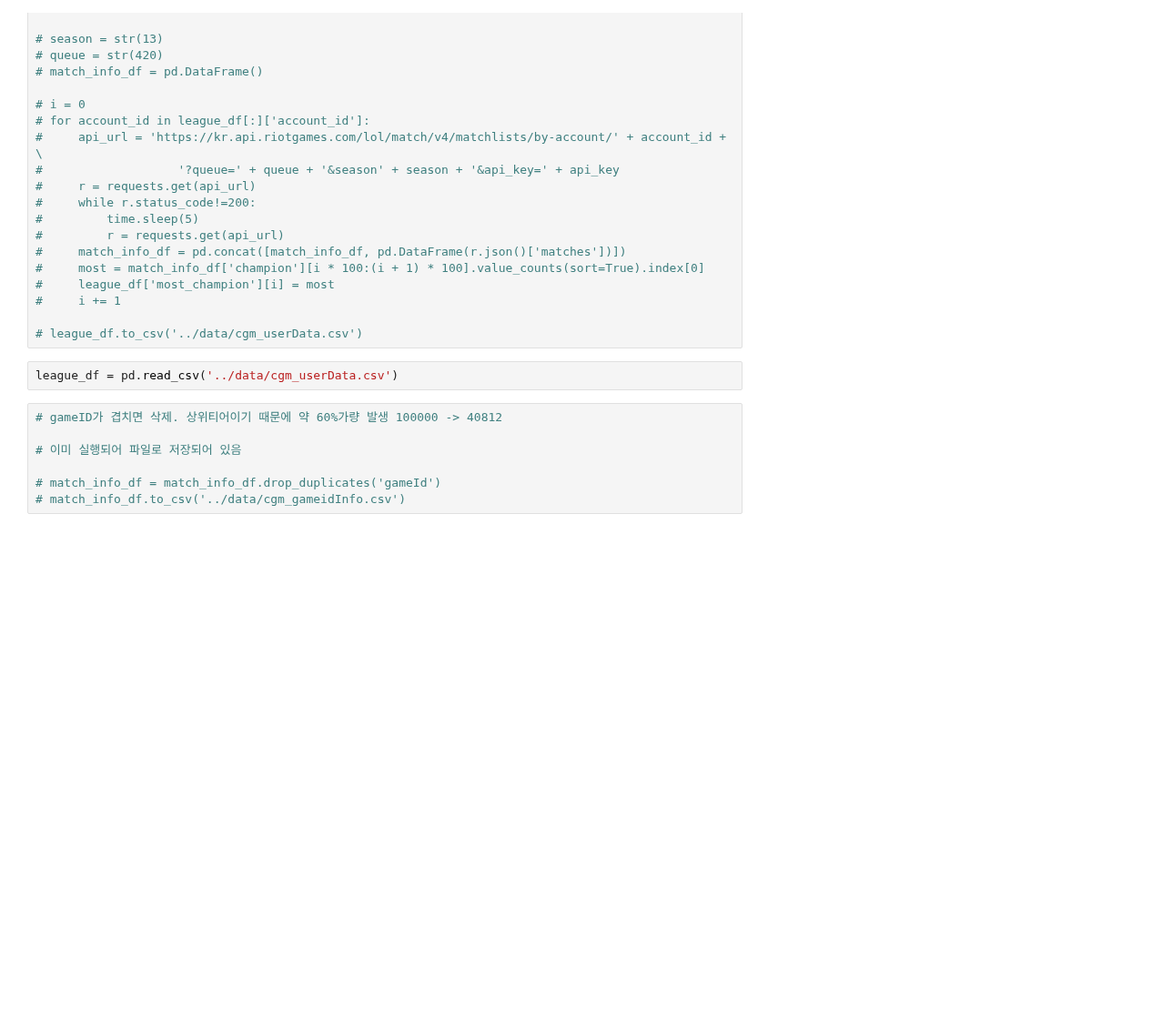
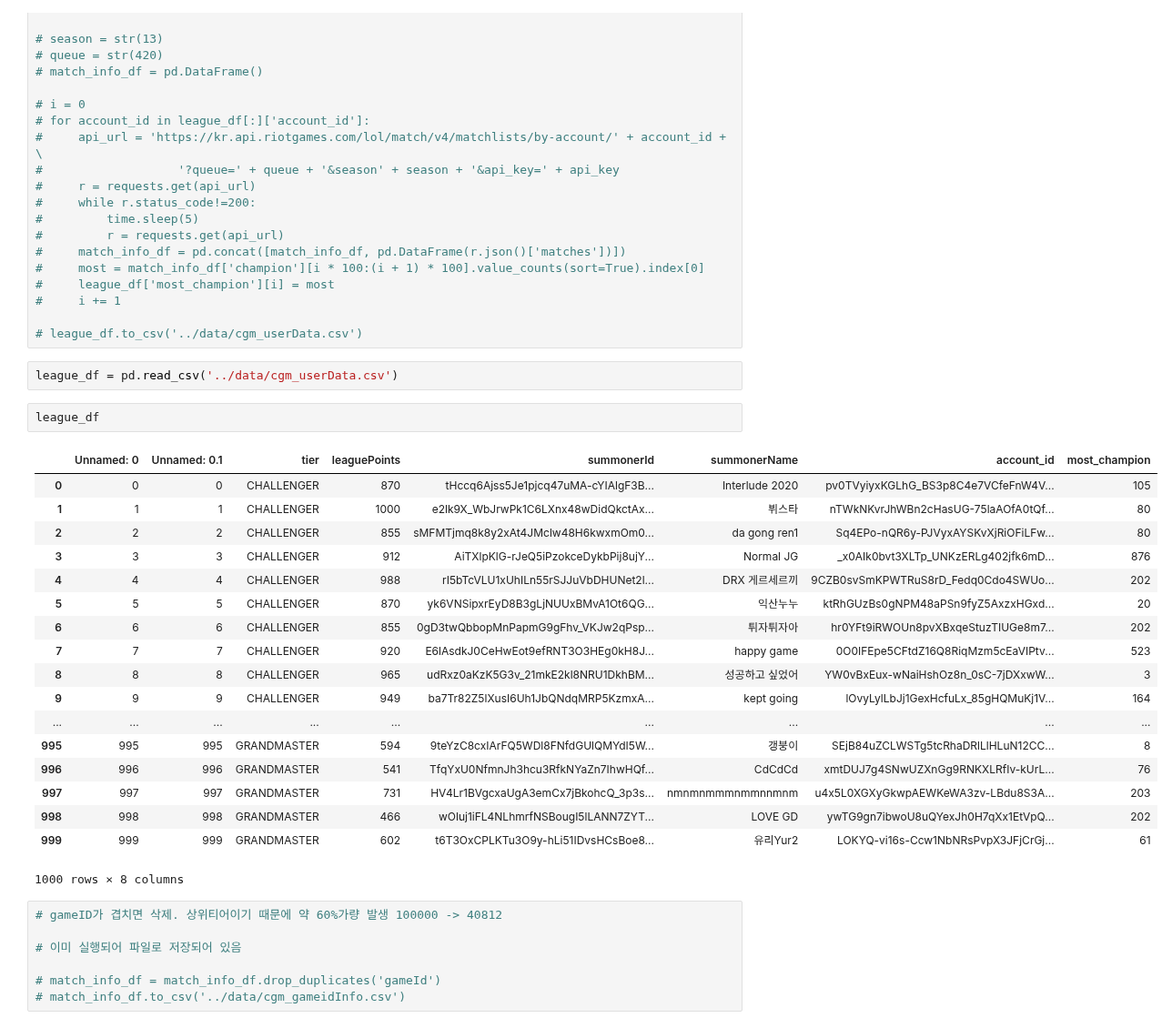
Before and after one commit to CSID-DGU/2020-2-OSSP-CP-DHL-3, a Jupyter notebook: src/DHL.ipynb, the cells around one changed output. Shown at 91% size. Saved outputs shown, nothing was run; the diff lists cells and outputs as text; blank space fills up the shorter version.

```diff
--- a/src/DHL.ipynb
+++ b/src/DHL.ipynb
@@ -112,6 +112,27 @@ champion
 # league_df.to_csv('../data/cgm_userData.csv')
 # %%
 league_df = pd.read_csv('../data/cgm_userData.csv')
+# %%
+league_df
+# %% [output]
+|  | Unnamed: 0 | Unnamed: 0.1 | tier | leaguePoints | summonerId | summonerName | account_id | most_champion |
+| 0 | 0 | 0 | CHALLENGER | 870 | tHccq6Ajss5Je1pjcq47uMA-cYIAlgF3B... | Interlude 2020 | pv0TVyiyxKGLhG_BS3p8C4e7VCfeFnW4V... | 105 |
+| 1 | 1 | 1 | CHALLENGER | 1000 | e2lk9X_WbJrwPk1C6LXnx48wDidQkctAx... | 뷔스타 | nTWkNKvrJhWBn2cHasUG-75laAOfA0tQf... | 80 |
+| 2 | 2 | 2 | CHALLENGER | 855 | sMFMTjmq8k8y2xAt4JMclw48H6kwxmOm0... | da gong ren1 | Sq4EPo-nQR6y-PJVyxAYSKvXjRiOFiLFw... | 80 |
+| 3 | 3 | 3 | CHALLENGER | 912 | AiTXlpKlG-rJeQ5iPzokceDykbPij8ujY... | Normal JG | _x0AIk0bvt3XLTp_UNKzERLg402jfk6mD... | 876 |
+| 4 | 4 | 4 | CHALLENGER | 988 | rI5bTcVLU1xUhILn55rSJJuVbDHUNet2l... | DRX 게르세르끼 | 9CZB0svSmKPWTRuS8rD_Fedq0Cdo4SWUo... | 202 |
+| 5 | 5 | 5 | CHALLENGER | 870 | yk6VNSipxrEyD8B3gLjNUUxBMvA1Ot6QG... | 익산누누 | ktRhGUzBs0gNPM48aPSn9fyZ5AxzxHGxd... | 20 |
+| 6 | 6 | 6 | CHALLENGER | 855 | 0gD3twQbbopMnPapmG9gFhv_VKJw2qPsp... | 튀자튀자아 | hr0YFt9iRWOUn8pvXBxqeStuzTIUGe8m7... | 202 |
+| 7 | 7 | 7 | CHALLENGER | 920 | E6lAsdkJ0CeHwEot9efRNT3O3HEg0kH8J... | happy game | 0O0IFEpe5CFtdZ16Q8RiqMzm5cEaVIPtv... | 523 |
+| 8 | 8 | 8 | CHALLENGER | 965 | udRxz0aKzK5G3v_21mkE2kl8NRU1DkhBM... | 성공하고 싶었어 | YW0vBxEux-wNaiHshOz8n_0sC-7jDXxwW... | 3 |
+| 9 | 9 | 9 | CHALLENGER | 949 | ba7Tr82Z5lXusI6Uh1JbQNdqMRP5KzmxA... | kept going | lOvyLylLbJj1GexHcfuLx_85gHQMuKj1V... | 164 |
+| ... | ... | ... | ... | ... | ... | ... | ... | ... |
+| 995 | 995 | 995 | GRANDMASTER | 594 | 9teYzC8cxIArFQ5WDl8FNfdGUlQMYdI5W... | 갱붕이 | SEjB84uZCLWSTg5tcRhaDRlLlHLuN12CC... | 8 |
+| 996 | 996 | 996 | GRANDMASTER | 541 | TfqYxU0NfmnJh3hcu3RfkNYaZn7IhwHQf... | CdCdCd | xmtDUJ7g4SNwUZXnGg9RNKXLRfIv-kUrL... | 76 |
+| 997 | 997 | 997 | GRANDMASTER | 731 | HV4Lr1BVgcxaUgA3emCx7jBkohcQ_3p3s... | nmnmnmmmnmmnnmnm | u4x5L0XGXyGkwpAEWKeWA3zv-LBdu8S3A... | 203 |
+| 998 | 998 | 998 | GRANDMASTER | 466 | wOluj1iFL4NLhmrfNSBougI5lLANN7ZYT... | LOVE GD | ywTG9gn7ibwoU8uQYexJh0H7qXx1EtVpQ... | 202 |
+| 999 | 999 | 999 | GRANDMASTER | 602 | t6T3OxCPLKTu3O9y-hLi51IDvsHCsBoe8... | 유리Yur2 | LOKYQ-vi16s-Ccw1NbNRsPvpX3JFjCrGj... | 61 |
+1000 rows × 8 columns
 # %%
 # gameID가 겹치면 삭제. 상위티어이기 때문에 약 60%가량 발생 100000 -> 40812
 
```
Also changed, not shown: parts of 6 cells of this notebook.
